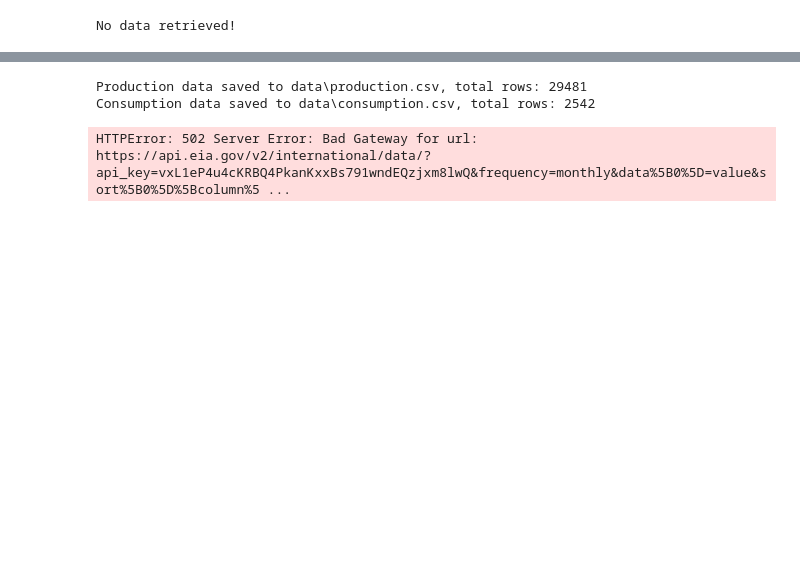
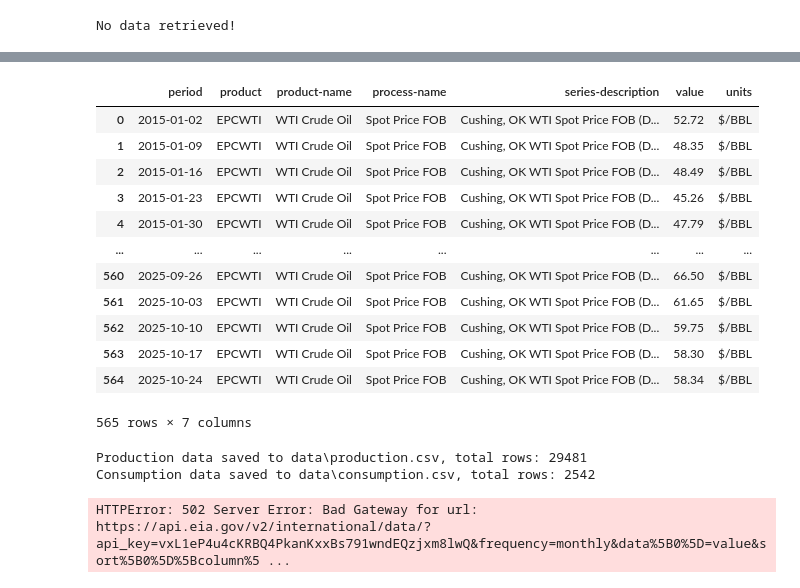
Before and after one commit to dgalassi99/oil_dashboard, a Jupyter notebook: test.ipynb, the cells around one changed output, grey strips where cells are left out. Drawn from its saved outputs; the diff is of its cells as text; code cells hidden in the pictures; blank space fills up the shorter version.

```diff
--- a/test.ipynb
+++ b/test.ipynb
@@ -353,3 +376,19 @@ No data retrieved!
+# %%
+df_weekly
+# %% [output]
+|  | period | product | product-name | process-name | series-description | value | units |
+| 0 | 2015-01-02 | EPCWTI | WTI Crude Oil | Spot Price FOB | Cushing, OK WTI Spot Price FOB (D... | 52.72 | $/BBL |
+| 1 | 2015-01-09 | EPCWTI | WTI Crude Oil | Spot Price FOB | Cushing, OK WTI Spot Price FOB (D... | 48.35 | $/BBL |
+| 2 | 2015-01-16 | EPCWTI | WTI Crude Oil | Spot Price FOB | Cushing, OK WTI Spot Price FOB (D... | 48.49 | $/BBL |
+| 3 | 2015-01-23 | EPCWTI | WTI Crude Oil | Spot Price FOB | Cushing, OK WTI Spot Price FOB (D... | 45.26 | $/BBL |
+| 4 | 2015-01-30 | EPCWTI | WTI Crude Oil | Spot Price FOB | Cushing, OK WTI Spot Price FOB (D... | 47.79 | $/BBL |
+| ... | ... | ... | ... | ... | ... | ... | ... |
+| 560 | 2025-09-26 | EPCWTI | WTI Crude Oil | Spot Price FOB | Cushing, OK WTI Spot Price FOB (D... | 66.50 | $/BBL |
+| 561 | 2025-10-03 | EPCWTI | WTI Crude Oil | Spot Price FOB | Cushing, OK WTI Spot Price FOB (D... | 61.65 | $/BBL |
+| 562 | 2025-10-10 | EPCWTI | WTI Crude Oil | Spot Price FOB | Cushing, OK WTI Spot Price FOB (D... | 59.75 | $/BBL |
+| 563 | 2025-10-17 | EPCWTI | WTI Crude Oil | Spot Price FOB | Cushing, OK WTI Spot Price FOB (D... | 58.30 | $/BBL |
+| 564 | 2025-10-24 | EPCWTI | WTI Crude Oil | Spot Price FOB | Cushing, OK WTI Spot Price FOB (D... | 58.34 | $/BBL |
+565 rows × 7 columns
 # %%
 # fetch_data.py
 import os
```
Also changed, not shown: parts of 5 cells of this notebook.
